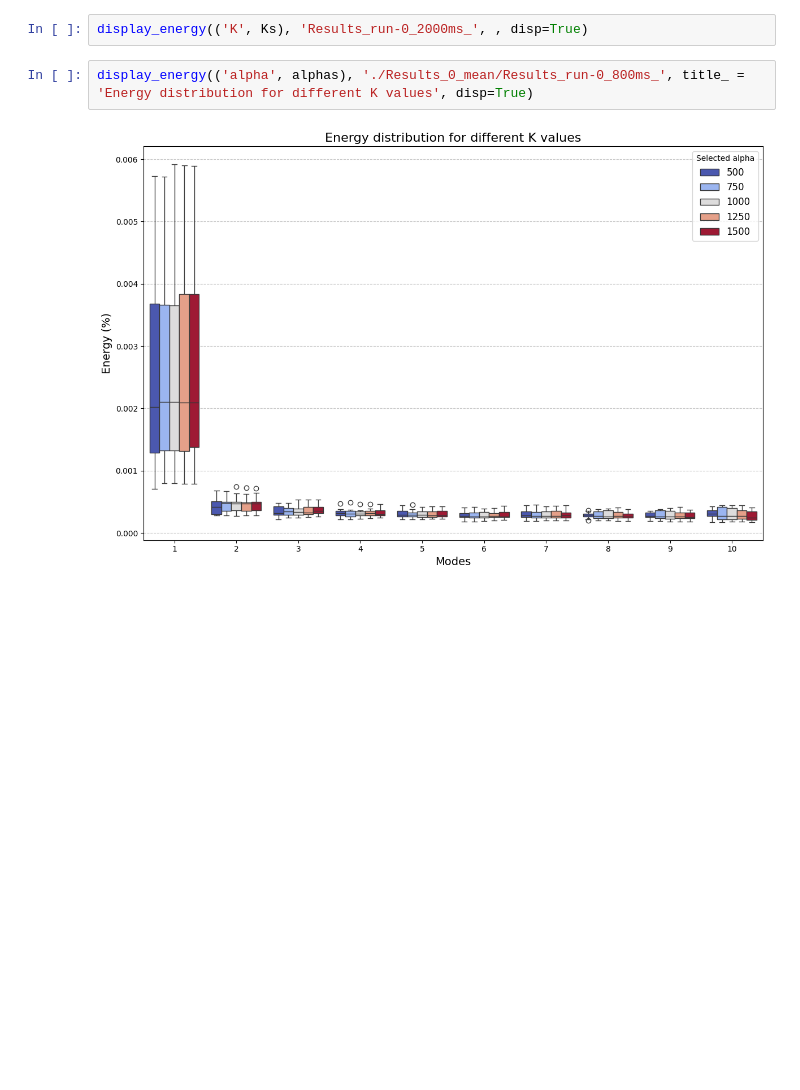
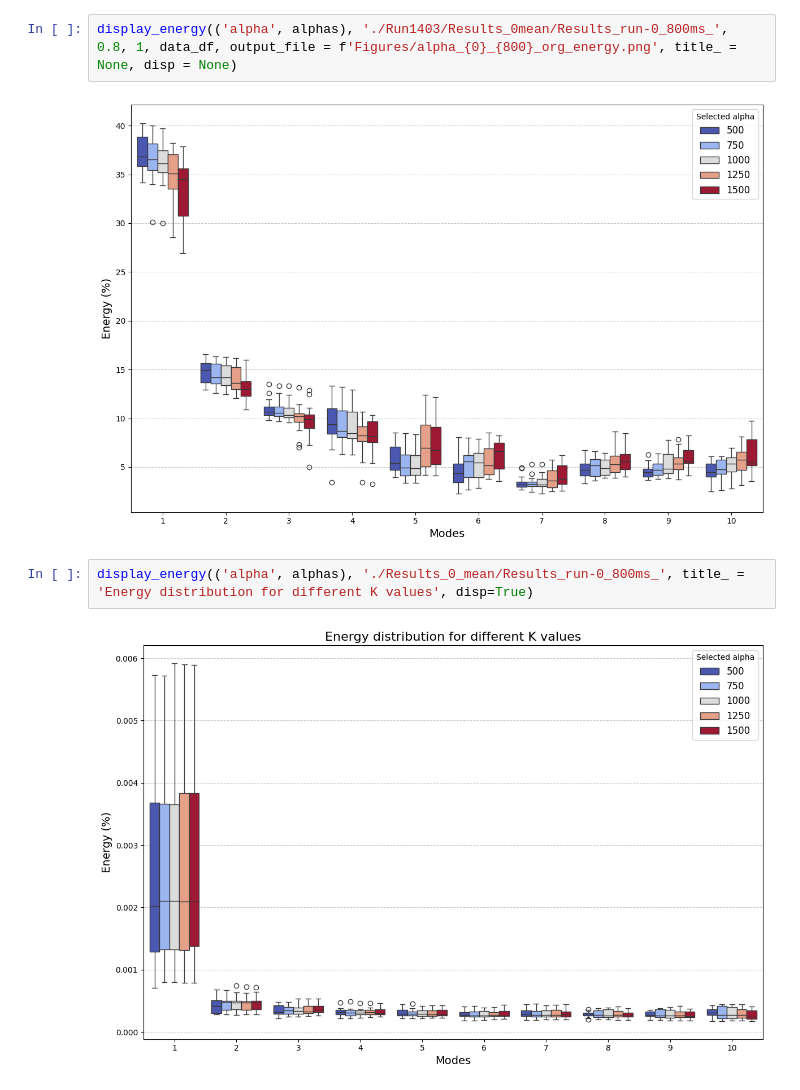
Before and after one commit to kostasvos37/PREP2025, a Jupyter notebook: data_presentation.ipynb, the cells around one changed output. Saved outputs shown, nothing was run; the diff lists cells and outputs as text; blank space fills up the shorter version.

```diff
--- a/data_presentation.ipynb
+++ b/data_presentation.ipynb
@@ -144,5 +184,7 @@ display_frequency(('alpha', alphas), './Results_0_mean/Results_run-0_800ms_', ou
-# %%
-display_energy(('K', Ks), 'Results_run-0_2000ms_', , disp=True)
+# %%
+display_energy(('alpha', alphas), './Run1403/Results_0mean/Results_run-0_800ms_', 0.8, 1, data_df, output_file = f'Figures/alpha_{0}_{800}_org_energy.png', title_ = None, disp = None)
+# %% [output]
+[figure, added]
 # %%
 display_energy(('alpha', alphas), './Results_0_mean/Results_run-0_800ms_', title_ = 'Energy distribution for different K values', disp=True)
 # %% [output]
```
Also changed, not shown: parts of 11 cells of this notebook.
